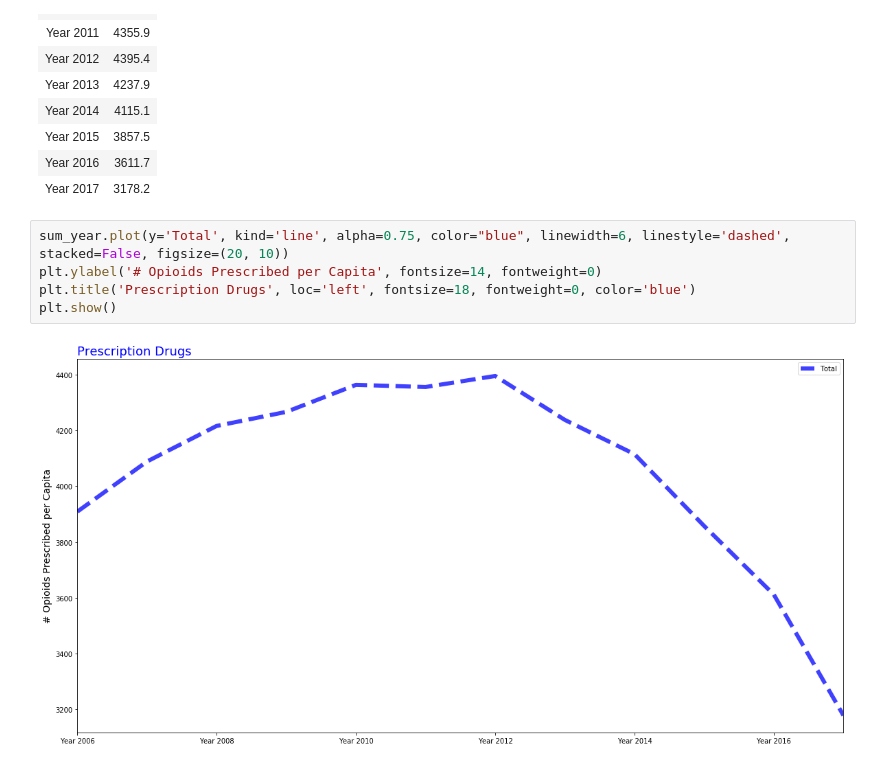
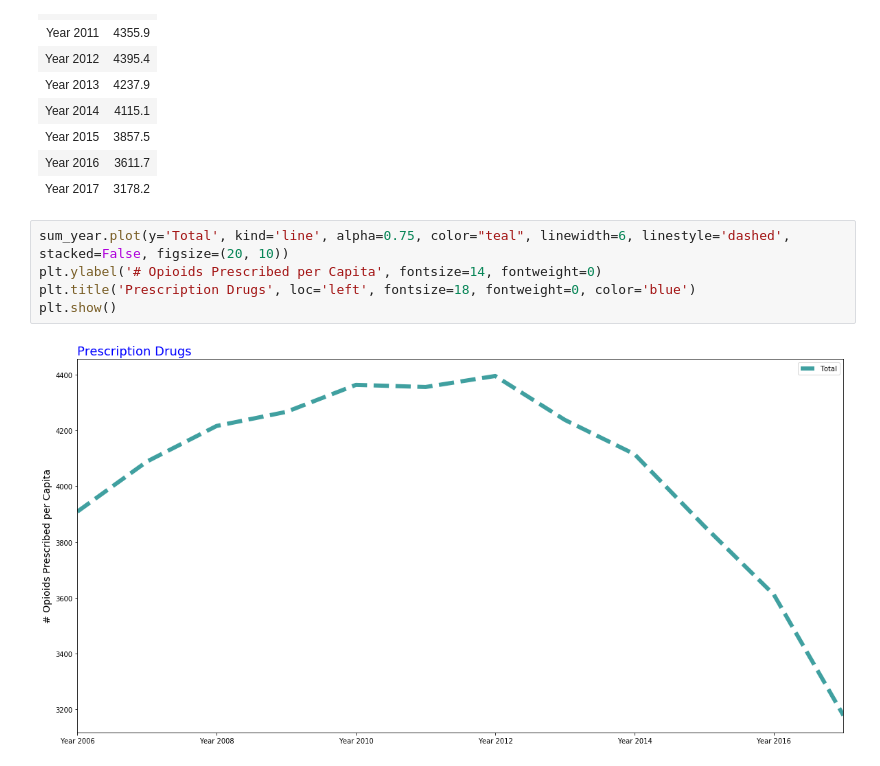
Before and after one commit to fia400/CPSSTeam, a Jupyter notebook: Final Prescription.ipynb, the cells around one changed output. Cells and saved outputs as stored; diff of their text form.

```diff
--- a/Final Prescription.ipynb
+++ b/Final Prescription.ipynb
@@ -50,9 +51,9 @@ sum_year
 | Year 2016 | 3611.7 |
 | Year 2017 | 3178.2 |
 # %%
-sum_year.plot(y='Total', kind='line', alpha=0.75, color="blue", linewidth=6, linestyle='dashed', stacked=False, figsize=(20, 10))
+sum_year.plot(y='Total', kind='line', alpha=0.75, color="teal", linewidth=6, linestyle='dashed', stacked=False, figsize=(20, 10))
 plt.ylabel('# Opioids Prescribed per Capita', fontsize=14, fontweight=0)
 plt.title('Prescription Drugs', loc='left', fontsize=18, fontweight=0, color='blue')
 plt.show()
 # %% [output]
-[figure, old version]
+[figure, new version]
```
Also changed, not shown: parts of 4 cells of this notebook.
